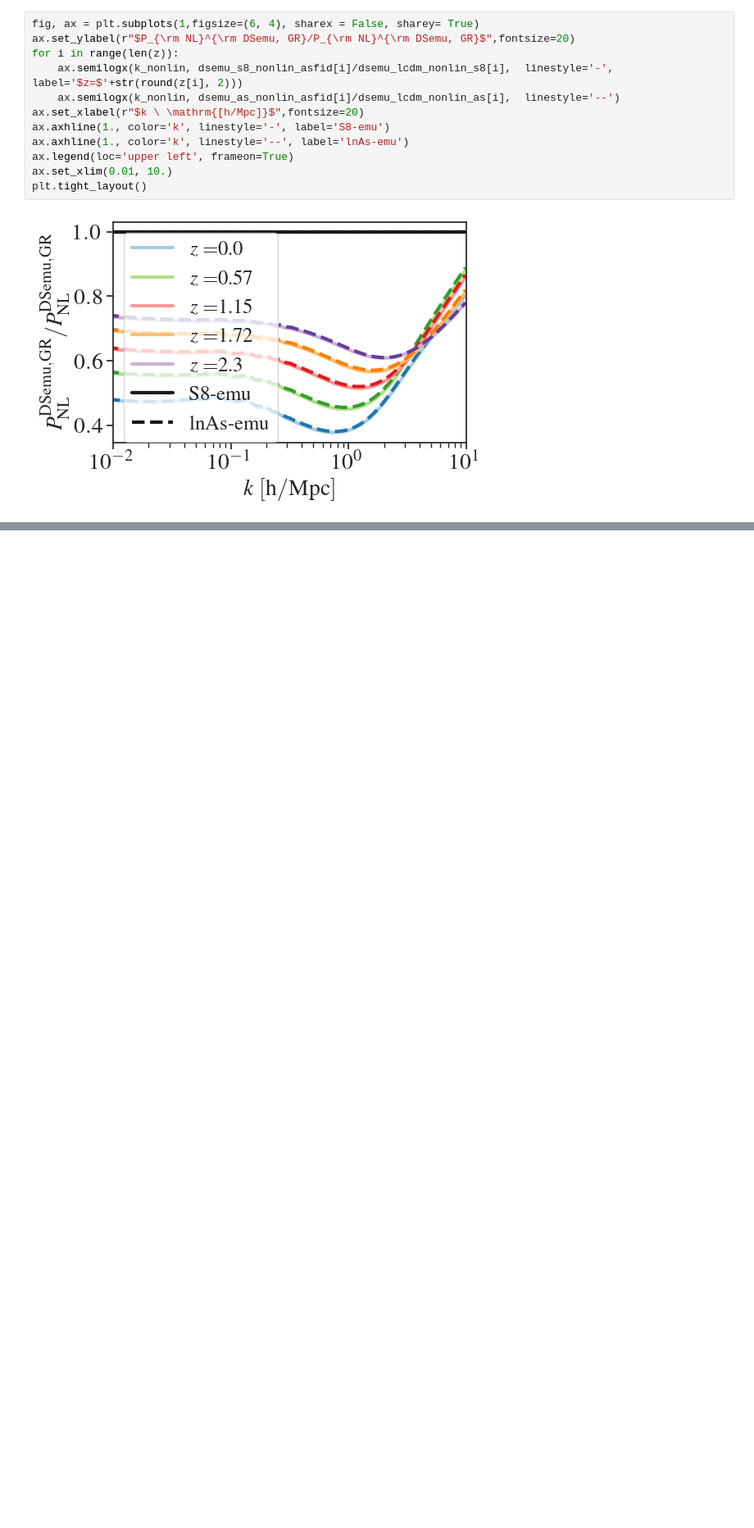
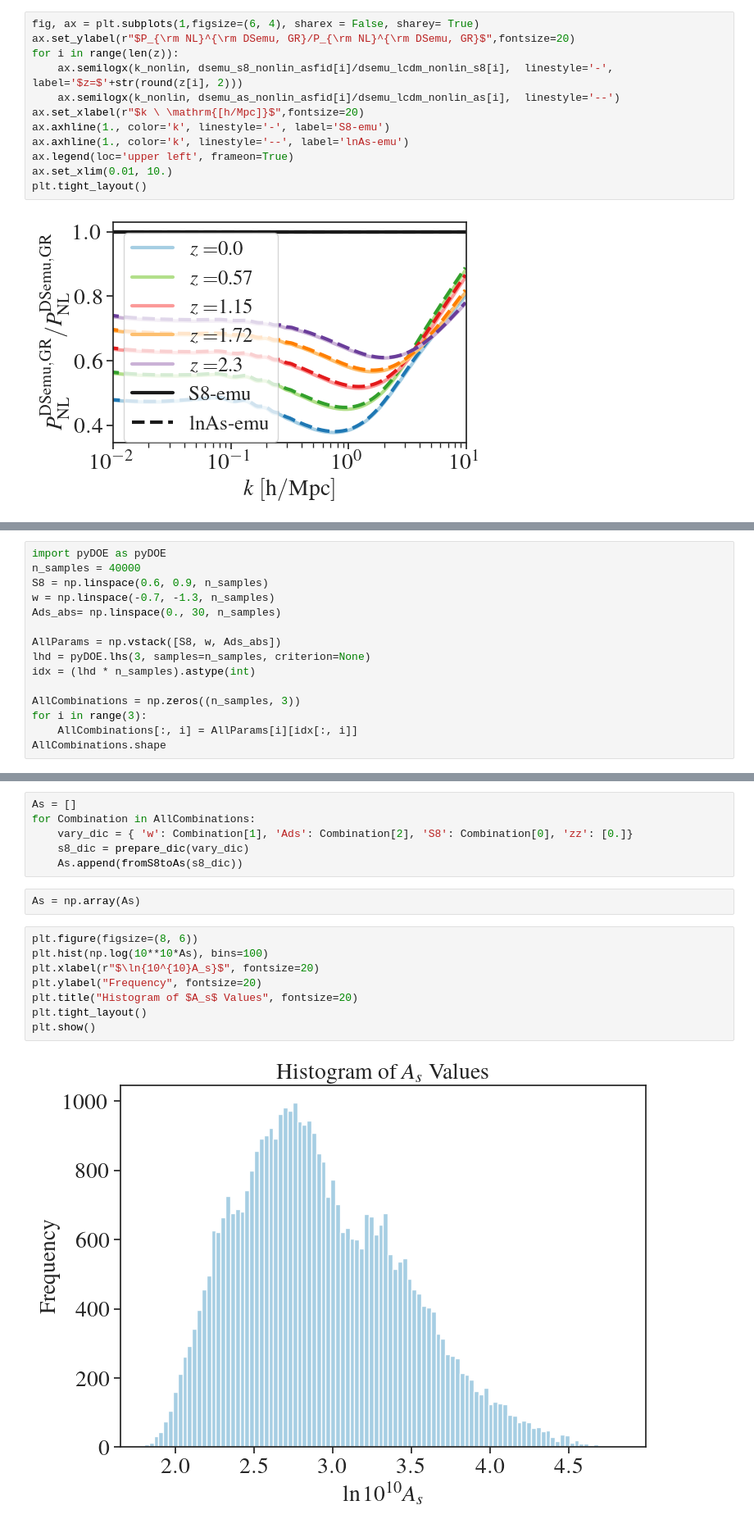
Before and after one commit to MariaTsedrik/evolvingDS, a Jupyter notebook: emulator_comparison.ipynb, the cells around one changed output, grey strips where cells are left out. Shown at 82% size. Drawn from its saved outputs; the diff is of its cells as text; blank space fills up the shorter version.

Commit message:
As from S8 sample

```diff
--- a/emulator_comparison.ipynb
+++ b/emulator_comparison.ipynb
@@ -519,0 +522,15 @@ plt.tight_layout()
+# %%
+import pyDOE as pyDOE
+n_samples = 40000
+S8 = np.linspace(0.6, 0.9, n_samples)
+w = np.linspace(-0.7, -1.3, n_samples)
+Ads_abs= np.linspace(0., 30, n_samples)
+
+AllParams = np.vstack([S8, w, Ads_abs])
+lhd = pyDOE.lhs(3, samples=n_samples, criterion=None)
+idx = (lhd * n_samples).astype(int)
+
+AllCombinations = np.zeros((n_samples, 3))
+for i in range(3):
+    AllCombinations[:, i] = AllParams[i][idx[:, i]]
+AllCombinations.shape
@@ -519,0 +595,18 @@ plt.tight_layout()
+# %%
+As = []
+for Combination in AllCombinations:
+    vary_dic = { 'w': Combination[1], 'Ads': Combination[2], 'S8': Combination[0], 'zz': [0.]}
+    s8_dic = prepare_dic(vary_dic)
+    As.append(fromS8toAs(s8_dic))
+# %%
+As = np.array(As)
+# %%
+plt.figure(figsize=(8, 6))
+plt.hist(np.log(10**10*As), bins=100)
+plt.xlabel(r"$\ln{10^{10}A_s}$", fontsize=20)
+plt.ylabel("Frequency", fontsize=20)
+plt.title("Histogram of $A_s$ Values", fontsize=20)
+plt.tight_layout()
+plt.show()
+# %% [output]
+[figure, added]
```
Also changed, not shown: parts of 4 cells of this notebook.
